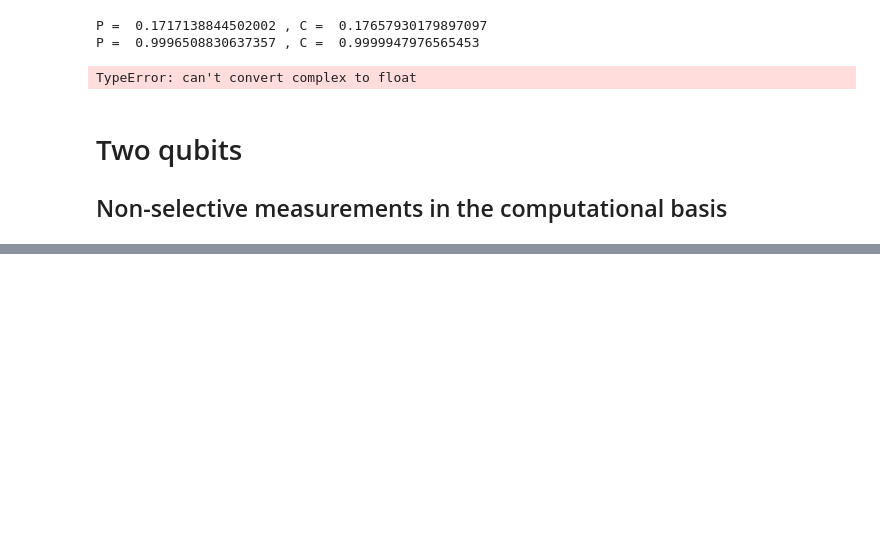
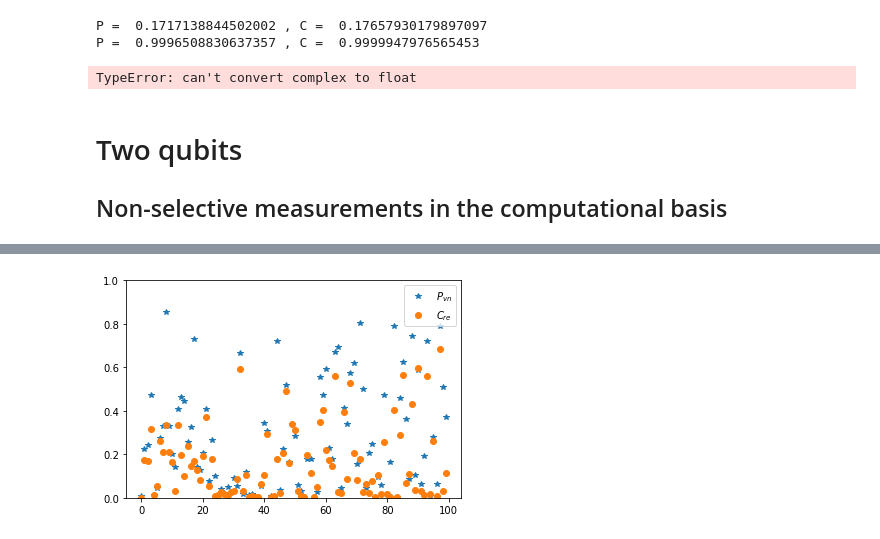
Before and after one commit to jonasmaziero/jupyterQ, a Jupyter notebook: sim_qMeasurement.ipynb, the cells around one changed output, grey strips where cells are left out. Saved outputs shown, nothing was run; the diff lists cells and outputs as text; code cells hidden in the pictures; blank space fills up the shorter version.

```diff
--- a/sim_qMeasurement.ipynb
+++ b/sim_qMeasurement.ipynb
@@ -596,0 +709,5 @@ plt.show()
+# %%
+plt.plot(jv, PvE, '*', label = r'$P_{vn}$'); plt.plot(jv, CvE, 'o', label = r'$C_{re}$'); plt.ylim(0, 1)
+plt.legend(loc = 'upper right'); plt.show()
+# %% [output]
+[figure, added]
```
Also changed, not shown: parts of 9 cells of this notebook.
